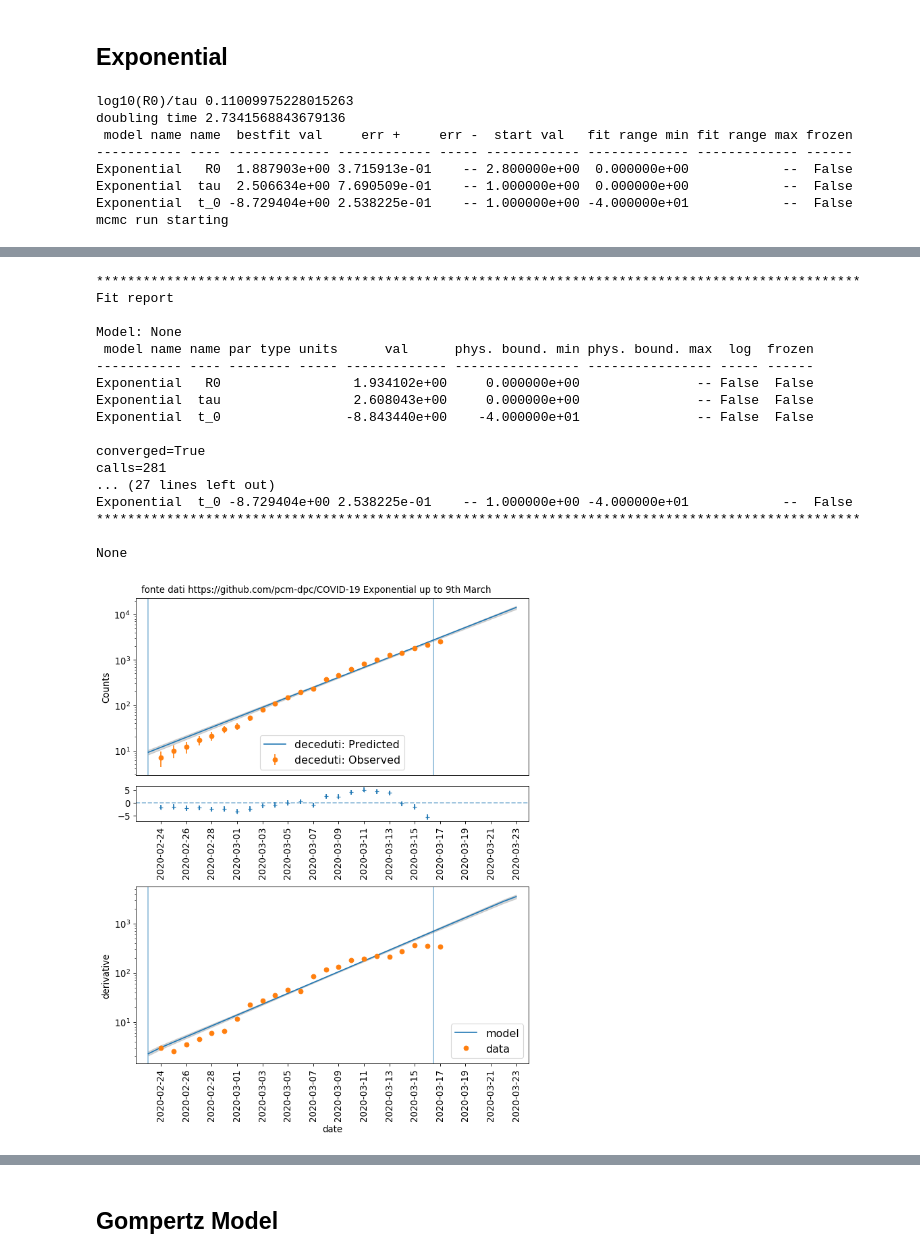
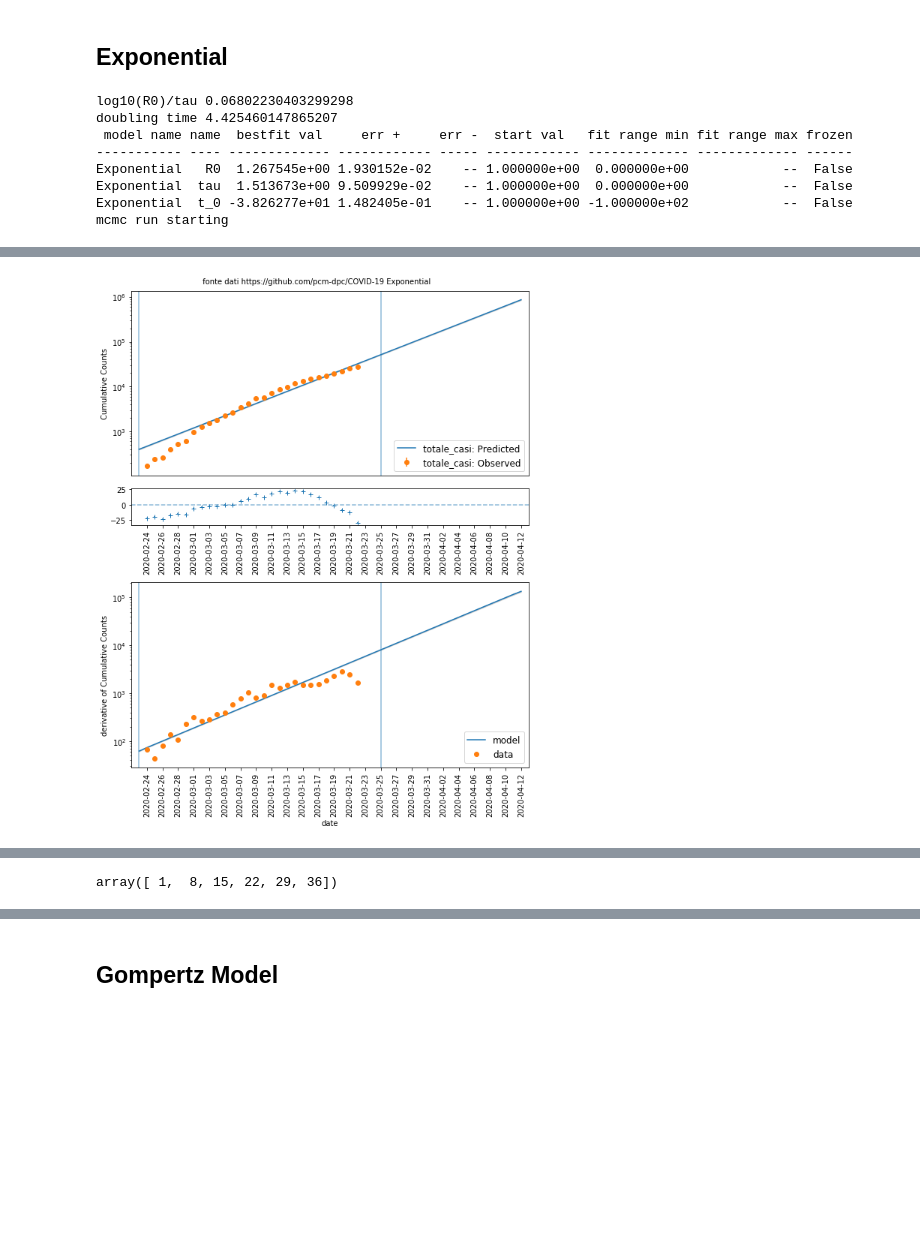
Before and after one commit to andreatramacere/covid19-analysis, a Jupyter notebook: covid_stat.ipynb, the cells around one changed output, grey strips where cells are left out. Saved outputs shown, nothing was run; the diff lists cells and outputs as text; code cells hidden in the pictures; blank space fills up the shorter version.

```diff
--- a/covid_stat.ipynb
+++ b/covid_stat.ipynb
@@ -91,13 +100,15 @@ class ExpModel(Model):
 
         super(ExpModel,self).__init__(  **keywords)
         self.name='Exponential'
+        self.nu_min=-100
+        self.nu_max=-100
         self.parameters = ModelParameterArray()
         self.R0=1
         self.parameters.add_par(AnalyticalParameter(self,name='R0',par_type='',val=1,val_min=0,val_max=None,units=''))
         self.tau=1
         self.parameters.add_par(AnalyticalParameter(self,name='tau',par_type='',val=1,val_min=0.,val_max=None,units=''))
         self.t_0=1
-        self.parameters.add_par(AnalyticalParameter(self,name='t_0',par_type='',val=1,val_min=-40.,val_max=None,units=''))
+        self.parameters.add_par(AnalyticalParameter(self,name='t_0',par_type='',val=1,val_min=None,val_max=None,units=''))
 
     def set(self,**keywords):
         super(GrowthMode,self).set(**keywords )
@@ -556,21 +712,32 @@ None
 # %% [markdown]
 ## Exponential
 # %%
-name='deceduti'
-data,data_diff,df =get_data_protezione_civile(name,fake_error=False)
+name='totale_casi'
+data,data_diff,df =get_data_protezione_civile(name,fake_error=False,regione=['Lombardia'])
+
 model=ExpModel()
-model.parameters.R0.val=2.8
-bfm,mm,mcmc,data,fig=do_analysis(model,data,t_start=0,t_stop=22.5,t_start_model=0,t_stop_model=30,name=name,mcmc_steps=50,title=' fonte dati https://github.com/pcm-dpc/COVID-19 %s up to 9th March'%model.name,do_mcmc=True)
-f=mcmc.corner_plot(quantiles=(0.16,0.5,0.84))
-f.suptitle('%s Model, quantiles=%s '%(model.name,str((0.16,0.5,0.84))),y=1.01)
-plt.tight_layout()
-print(mm.show_report())
+#model.parameters.tau.val=5
+#model.parameters.t_0.frozen=True
+#model.parameters.R0.val=3
+bfm,mm,mcmc,data,fig,fig_corner=do_analysis(model,
+                                         data,
+                                         t_start=0,
+                                         t_stop=31,
+                                         t_start_model=0,
+                                         t_stop_model=50,
+                                         name=name,
+                                         mcmc_steps=500,
+                                         title=' fonte dati https://github.com/pcm-dpc/COVID-19 %s'%model.name,
+                                         do_mcmc=True,
+                                         do_derivative=True,
+                                         logscale=True,
+                                         figsize=(8,10))
 # %% [output]
-log10(R0)/tau 0.11009975228015263
-doubling time 2.7341568843679136
+log10(R0)/tau 0.06802230403299298
+doubling time 4.425460147865207
  model name name  bestfit val     err +     err -  start val   fit range min fit range max frozen
 ----------- ---- ------------- ------------ ----- ------------ ------------- ------------- ------
-Exponential   R0  1.887903e+00 3.715913e-01    -- 2.800000e+00  0.000000e+00            --  False
-Exponential  tau  2.506634e+00 7.690509e-01    -- 1.000000e+00  0.000000e+00            --  False
-Exponential  t_0 -8.729404e+00 2.538225e-01    -- 1.000000e+00 -4.000000e+01            --  False
+Exponential   R0  1.267545e+00 1.930152e-02    -- 1.000000e+00  0.000000e+00            --  False
+Exponential  tau  1.513673e+00 9.509929e-02    -- 1.000000e+00  0.000000e+00            --  False
+Exponential  t_0 -3.826277e+01 1.482405e-01    -- 1.000000e+00 -1.000000e+02            --  False
 mcmc run starting
@@ -580,18 +746 @@ WARNING:root:Too few points to create valid contours
-**************************************************************************************************
-Fit report
-
-Model: None
- model name name par type units      val      phys. bound. min phys. bound. max  log  frozen
------------ ---- -------- ----- ------------- ---------------- ---------------- ----- ------
-Exponential   R0                 1.934102e+00     0.000000e+00               -- False  False
-Exponential  tau                 2.608043e+00     0.000000e+00               -- False  False
-Exponential  t_0                -8.843440e+00    -4.000000e+01               -- False  False
-
-converged=True
-calls=281
-... (27 lines left out)
-Exponential  t_0 -8.729404e+00 2.538225e-01    -- 1.000000e+00 -4.000000e+01            --  False
-**************************************************************************************************
-
-None
-[figure, old version]
+[figure, new version]
@@ -598,0 +748,4 @@ None
+# %%
+np.arange(1,38,dt)
+# %% [output]
+array([ 1,  8, 15, 22, 29, 36])
```
Also changed, not shown: parts of 50 cells of this notebook.
